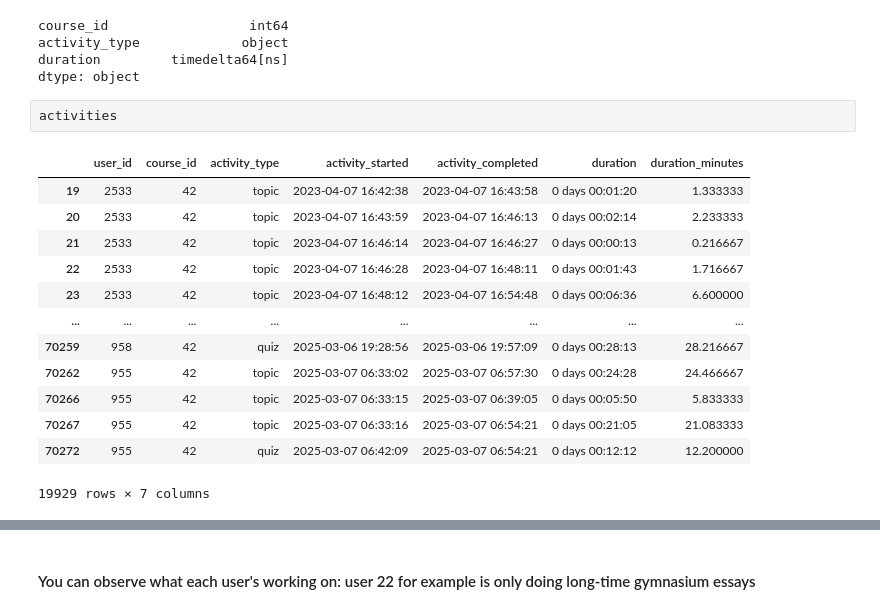
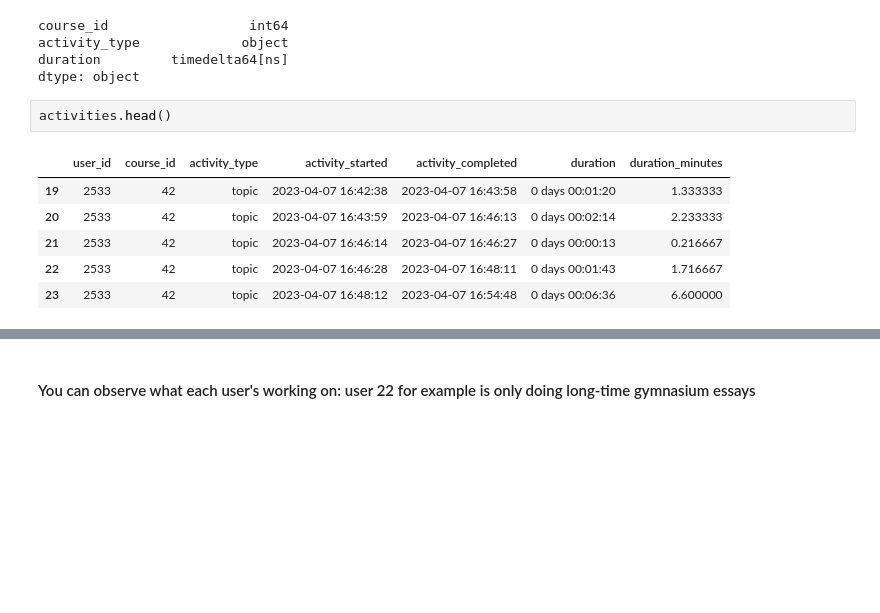
Before and after one commit to malenraychev/BigMMMBehaviour, a Jupyter notebook: markov_clean.ipynb, the cells around one changed output, grey strips where cells are left out. Drawn from its saved outputs; the diff is of its cells as text; blank space fills up the shorter version.

```diff
--- a/markov_clean.ipynb
+++ b/markov_clean.ipynb
@@ -346,18 +481,11 @@ activity_type             object
 duration         timedelta64[ns]
 dtype: object
 # %%
-activities
+activities.head()
 # %% [output]
 |  | user_id | course_id | activity_type | activity_started | activity_completed | duration | duration_minutes |
 | 19 | 2533 | 42 | topic | 2023-04-07 16:42:38 | 2023-04-07 16:43:58 | 0 days 00:01:20 | 1.333333 |
 | 20 | 2533 | 42 | topic | 2023-04-07 16:43:59 | 2023-04-07 16:46:13 | 0 days 00:02:14 | 2.233333 |
 | 21 | 2533 | 42 | topic | 2023-04-07 16:46:14 | 2023-04-07 16:46:27 | 0 days 00:00:13 | 0.216667 |
 | 22 | 2533 | 42 | topic | 2023-04-07 16:46:28 | 2023-04-07 16:48:11 | 0 days 00:01:43 | 1.716667 |
 | 23 | 2533 | 42 | topic | 2023-04-07 16:48:12 | 2023-04-07 16:54:48 | 0 days 00:06:36 | 6.600000 |
-| ... | ... | ... | ... | ... | ... | ... | ... |
-| 70259 | 958 | 42 | quiz | 2025-03-06 19:28:56 | 2025-03-06 19:57:09 | 0 days 00:28:13 | 28.216667 |
-| 70262 | 955 | 42 | topic | 2025-03-07 06:33:02 | 2025-03-07 06:57:30 | 0 days 00:24:28 | 24.466667 |
-| 70266 | 955 | 42 | topic | 2025-03-07 06:33:15 | 2025-03-07 06:39:05 | 0 days 00:05:50 | 5.833333 |
-| 70267 | 955 | 42 | topic | 2025-03-07 06:33:16 | 2025-03-07 06:54:21 | 0 days 00:21:05 | 21.083333 |
-| 70272 | 955 | 42 | quiz | 2025-03-07 06:42:09 | 2025-03-07 06:54:21 | 0 days 00:12:12 | 12.200000 |
-19929 rows × 7 columns
```
Also changed, not shown: parts of 28 cells of this notebook.
